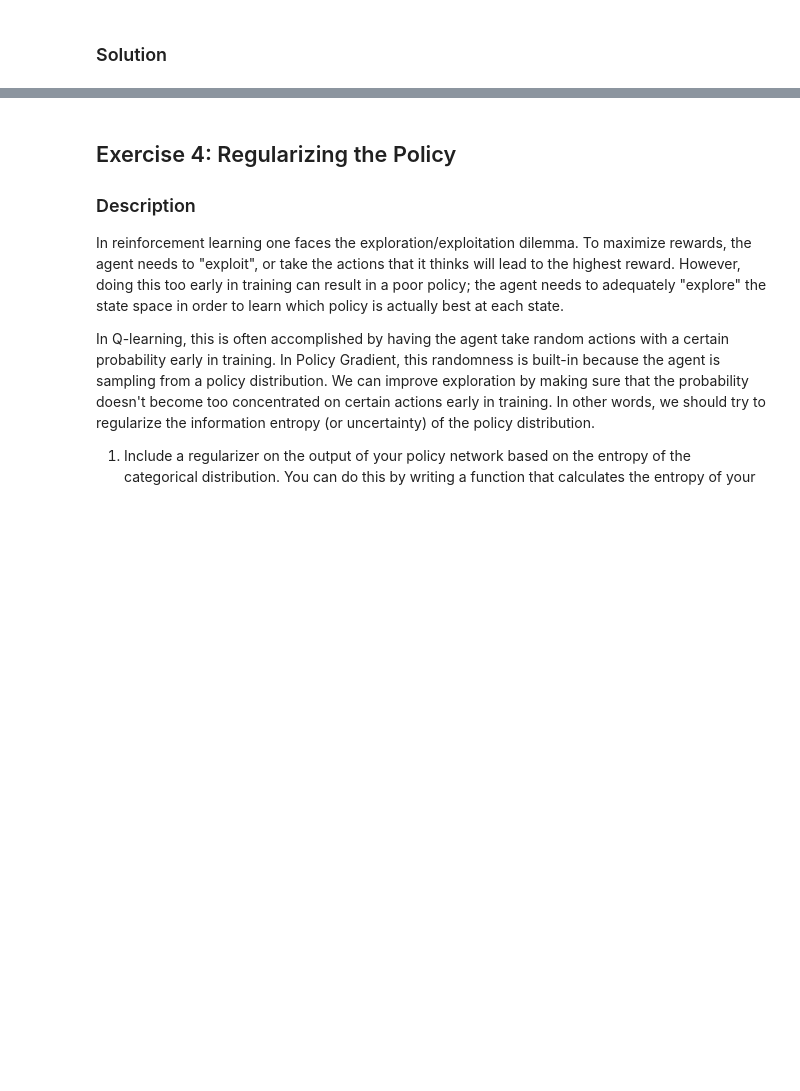
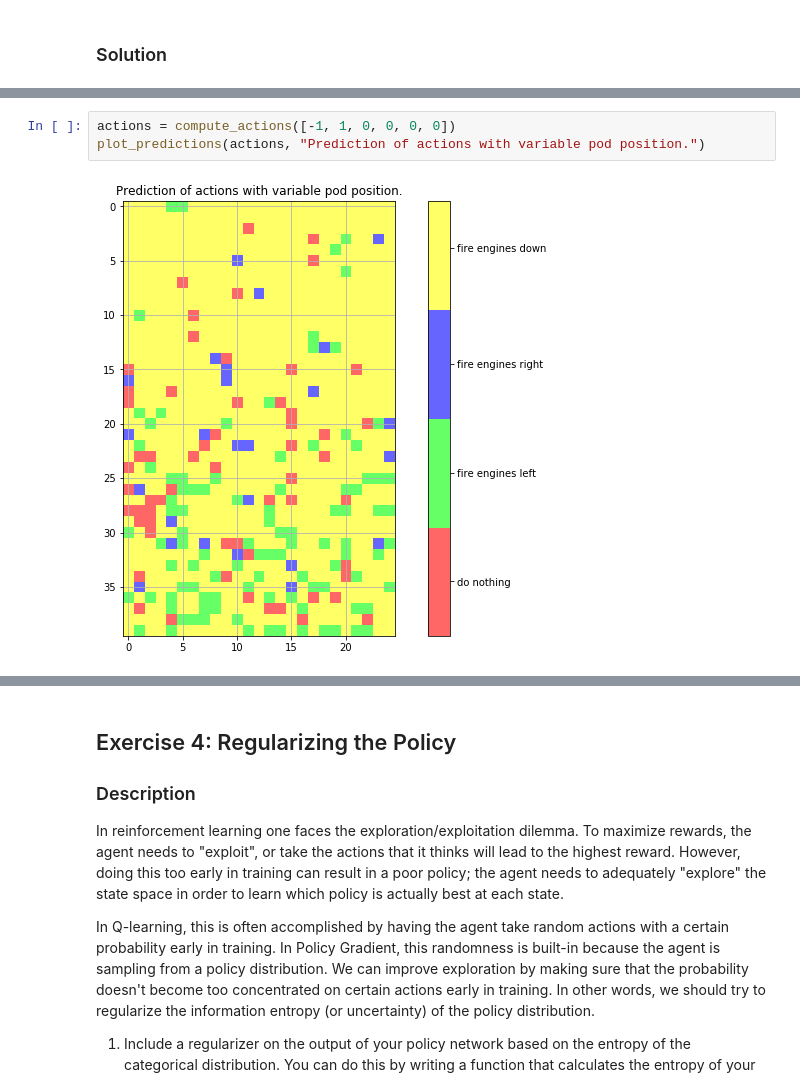
Before and after one commit to MartinStrambach/ANN_projects, a Jupyter notebook: miniproject3_2019.ipynb, the cells around one changed output, grey strips where cells are left out. Drawn from its saved outputs; the diff is of its cells as text; blank space fills up the shorter version.

```diff
--- a/miniproject3_2019.ipynb
+++ b/miniproject3_2019.ipynb
@@ -499,0 +511,5 @@ plot_predictions(actions)
+# %%
+actions = compute_actions([-1, 1, 0, 0, 0, 0])
+plot_predictions(actions, "Prediction of actions with variable pod position.")
+# %% [output]
+[figure, added]
```
Also changed, not shown: parts of 7 cells of this notebook.
